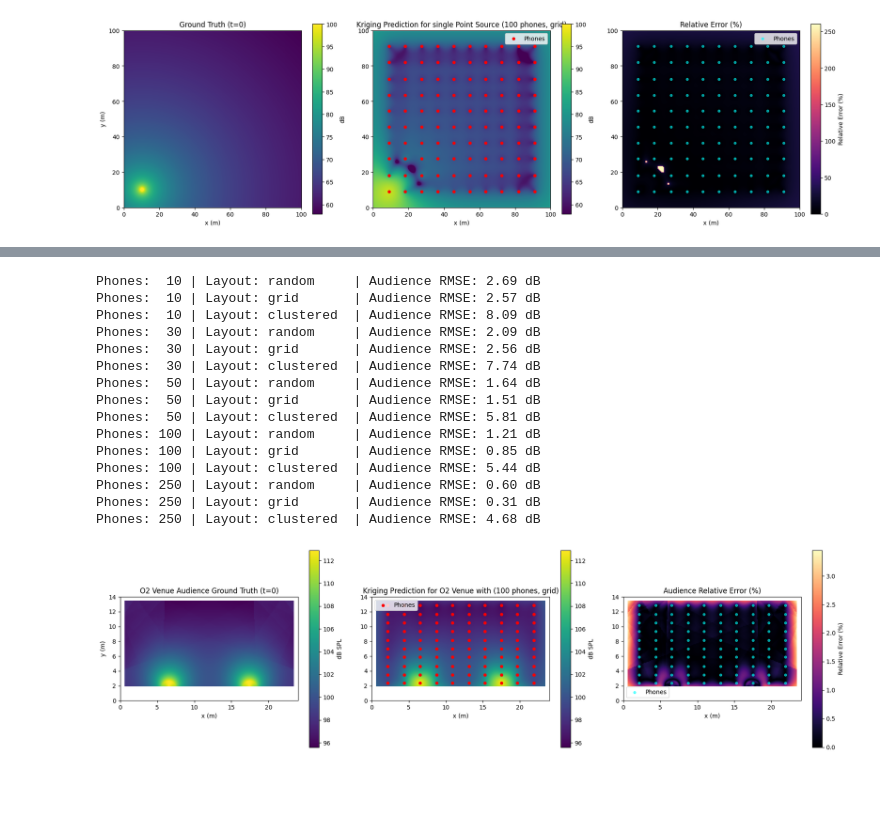
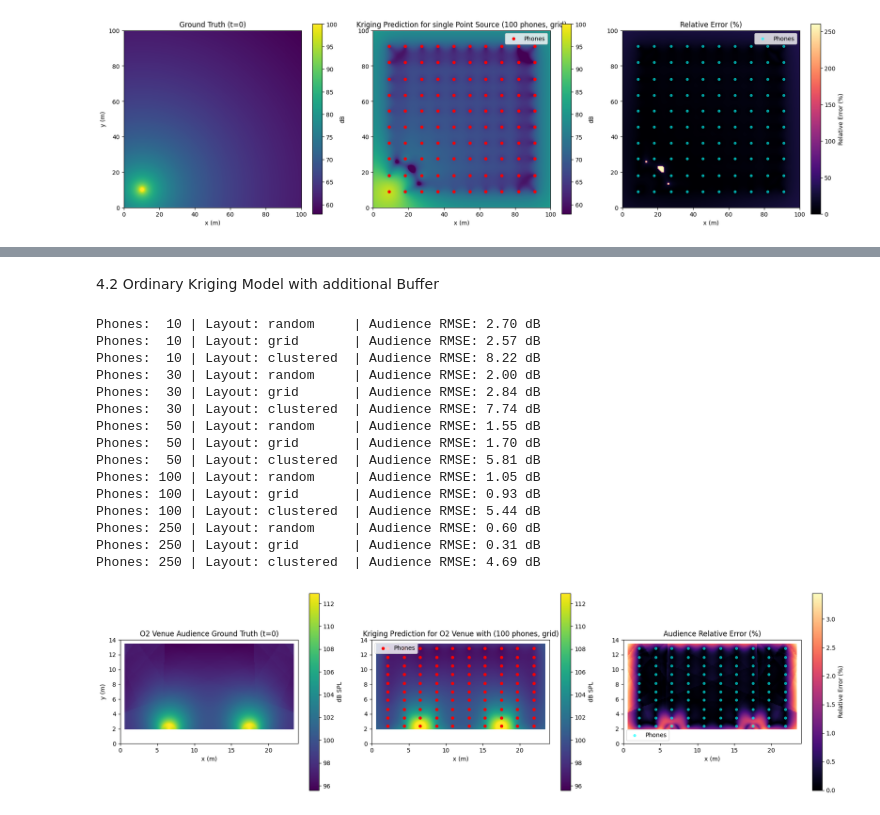
Before and after one commit to i2734/MDM3-Mindear-Project, a Jupyter notebook: Ordinary_Kriging_Model_Test_Runs.ipynb, the cells around one changed output, grey strips where cells are left out. Saved outputs shown, nothing was run; the diff lists cells and outputs as text; code cells hidden in the pictures; blank space fills up the shorter version.

Commit message:
Added Buffer as well as no buffer OKMs
Now we can choose to use the buffer or not when using the Ordinary Kriging Model

```diff
--- a/Ordinary_Kriging_Model_Test_Runs.ipynb
+++ b/Ordinary_Kriging_Model_Test_Runs.ipynb
@@ -362,39 +840,23 @@ Phones: 100 | Layout: clustered  | RMSE: 5.80 dB
+# %% [markdown]
+4.2 Ordinary Kriging Model with additional Buffer
 # %%
 import concert_map as venue_sim
 import test_input_for_interpolate_venue as venue_data
 
 
-# 1. Load the sound maps and grid
-#sound_maps = sound_map.sound_maps
-#x = sound_map.x
-#y = sound_map.y
-
-#source_x = sound_map.source_x_positions
-#source_y = sound_map.source_y
-
+#1. Load the sound maps and grid
 x = venue_sim.x
 y = venue_sim.y
 grid_shape = (len(y), len(x))
 
 prepared_data = venue_data.prepared_data
 
-# 2. Define phone configurations
+#2. Define phone configurations
 phone_counts = [10, 30, 50, 100, 250]
 layouts = ["random", "grid", "clustered"]
 
-"""
-# 3. Prepare interpolation data (THIS WILL BE INPUT INTO THE INERPOLATION MODELS)
-prepared_data = prepare_interpolation_data(
-    sound_maps=sound_maps,
-    x=x,
-    y=y,
-    phone_counts=phone_counts,
-    layouts=layouts
-)
-"""
 
-
-# Track benchmarking results
+#3. Track benchmarking results
 results = []
 
 for count in phone_counts:
@@ -407,19 +869,15 @@ for count in phone_counts:
         #allowed_mask = data["allowed_mask"]
 
         # Run interpolation
-        predicted_levels = ExactAcousticKriging.fit_predict(ExactAcousticKriging(),
+        predicted_levels = Kriging_Model.fit_predict(
             phone_positions=data["phone_positions"],
             phone_levels=data["phone_levels"],
             query_positions=data["query_positions"],
-            #true_levels=data["true_levels"],
-            #allowed_mask=data["allowed_mask"]
         )
 
         # Calculate RMSE specifically within the audience listening area
         audience_rmse = np.sqrt(np.mean((predicted_levels - true_levels) ** 2))
 
-        # Compute Reconstruction Error (RMSE in dB across all time steps)
-        #rmse = np.sqrt(np.mean((predicted_levels - data["true_levels"]) ** 2))
         results.append({
             "count": count,
             "layout": layout,
@@ -431,90 +889,73 @@ for count in phone_counts:
 N_phones = 100
 layout_type = "grid"
 
-# 3. Visualize a specific reconstruction (Time step 0 for 20 clustered phones)
+# 4. Visualize a specific reconstruction (Time step 0 for 20 clustered phones)
 target_config = prepared_data[(N_phones, layout_type)]
 target_phone_levels = np.atleast_2d(target_config["phone_levels"])
 target_true_levels = np.atleast_2d(target_config["true_levels"])
 mask_2d = np.asarray(target_config["allowed_mask"]).reshape(grid_shape)
 
-pred_map = ExactAcousticKriging.fit_predict(ExactAcousticKriging(),
+pred_map = Kriging_Model.fit_predict(
     target_config["phone_positions"],
     target_config["phone_levels"],
     target_config["query_positions"]
 )
 
-# Unpack 17390 audience points back into full (len(y), len(x)) grids
+# Unpack audience points back into full (len(y), len(x)) grids
 ground_truth_2d = np.full(grid_shape, np.nan)
 reconstructed_2d = np.full(grid_shape, np.nan)
 
 ground_truth_2d[mask_2d] = target_true_levels[0]
 reconstructed_2d[mask_2d] = pred_map[0]
 
-# Reshape to 2D
-#ground_truth_2d = target_true_levels[0].reshape(grid_shape).copy()
-#reconstructed_2d = pred_map[0].reshape(grid_shape).copy()
-
-# Reshape the flat 1D query array (M,) back to 2D grid (len(y), len(x))
-#grid_shape = (len(y), len(x))
-#reconstructed_2d = pred_map[0].reshape(grid_shape)
-#ground_truth_2d = target_config["true_levels"][0].reshape(grid_shape)
-
 # Compute Relative Error (%)
 relative_error_2d = (np.abs(reconstructed_2d - ground_truth_2d) / np.abs(ground_truth_2d)) * 100
-
-# Mask out areas outside the audience zone for clean display
-#ground_truth_2d[~mask_2d] = np.nan
-#reconstructed_2d[~mask_2d] = np.nan
-#relative_error_2d[~mask_2d] = np.nan
 
 # nanmin/nanmax ensure NaNs outside the audience don't corrupt color limits
 vmin = np.nanmin(ground_truth_2d)
 vmax = np.nanmax(ground_truth_2d)
 
-# Shared scale for Ground Truth and Prediction
-#vmin = ground_truth_2d.min()
-#vmax = ground_truth_2d.max()
-
+#Plot figures
 #1 row, 3 columns
 fig, axes = plt.subplots(1, 3, figsize=(18, 5))
 
 im0 = axes[0].imshow(ground_truth_2d, origin="lower", extent=[x.min(), x.max(), y.min(), y.max()], vmin=vmin, vmax=vmax, cmap="viridis")
 axes[0].set_title("O2 Venue Audience Ground Truth (t=0)")
 axes[0].set_xlabel("x (m)")
 axes[0].set_ylabel("y (m)")
 plt.colorbar(im0, ax=axes[0], label="dB SPL")
 
 im1 = axes[1].imshow(reconstructed_2d, origin="lower", extent=[x.min(), x.max(), y.min(), y.max()], vmin=vmin, vmax=vmax, cmap="viridis")
 axes[1].scatter(target_config["phone_positions"][:, 0], target_config["phone_positions"][:, 1], color="red", s=20, label="Phones")
 axes[1].set_title(f"Kriging Prediction for O2 Venue with ({N_phones} phones, {layout_type})")
 axes[1].set_xlabel("x (m)")
 axes[1].legend(loc="upper left")
 plt.colorbar(im1, ax=axes[1], label="dB SPL")
 
 im2 = axes[2].imshow(relative_error_2d, origin="lower", extent=[x.min(), x.max(), y.min(), y.max()], cmap="magma", vmin=0)
 axes[2].scatter(target_config["phone_positions"][:, 0], target_config["phone_positions"][:, 1], color="cyan", s=15, alpha=0.6, label="Phones")
 axes[2].set_title("Audience Relative Error (%)")
 axes[2].set_xlabel("x (m)")
 axes[2].legend()
 plt.colorbar(im2, ax=axes[2], label="Relative Error (%)")
 
 
 plt.tight_layout()
 plt.show()
 # %% [output]
-Phones:  10 | Layout: random     | Audience RMSE: 2.69 dB
+Phones:  10 | Layout: random     | Audience RMSE: 2.70 dB
 Phones:  10 | Layout: grid       | Audience RMSE: 2.57 dB
-Phones:  10 | Layout: clustered  | Audience RMSE: 8.09 dB
-Phones:  30 | Layout: random     | Audience RMSE: 2.09 dB
-Phones:  30 | Layout: grid       | Audience RMSE: 2.56 dB
+Phones:  10 | Layout: clustered  | Audience RMSE: 8.22 dB
+Phones:  30 | Layout: random     | Audience RMSE: 2.00 dB
+Phones:  30 | Layout: grid       | Audience RMSE: 2.84 dB
 Phones:  30 | Layout: clustered  | Audience RMSE: 7.74 dB
-Phones:  50 | Layout: random     | Audience RMSE: 1.64 dB
-Phones:  50 | Layout: grid       | Audience RMSE: 1.51 dB
+Phones:  50 | Layout: random     | Audience RMSE: 1.55 dB
+Phones:  50 | Layout: grid       | Audience RMSE: 1.70 dB
 Phones:  50 | Layout: clustered  | Audience RMSE: 5.81 dB
-Phones: 100 | Layout: random     | Audience RMSE: 1.21 dB
-Phones: 100 | Layout: grid       | Audience RMSE: 0.85 dB
+Phones: 100 | Layout: random     | Audience RMSE: 1.05 dB
+Phones: 100 | Layout: grid       | Audience RMSE: 0.93 dB
 Phones: 100 | Layout: clustered  | Audience RMSE: 5.44 dB
 Phones: 250 | Layout: random     | Audience RMSE: 0.60 dB
 Phones: 250 | Layout: grid       | Audience RMSE: 0.31 dB
-Phones: 250 | Layout: clustered  | Audience RMSE: 4.68 dB
+Phones: 250 | Layout: clustered  | Audience RMSE: 4.69 dB
-[figure, old version]
+[figure, new version]
```
Also changed, not shown: parts of 12 cells of this notebook, 2 other files.
